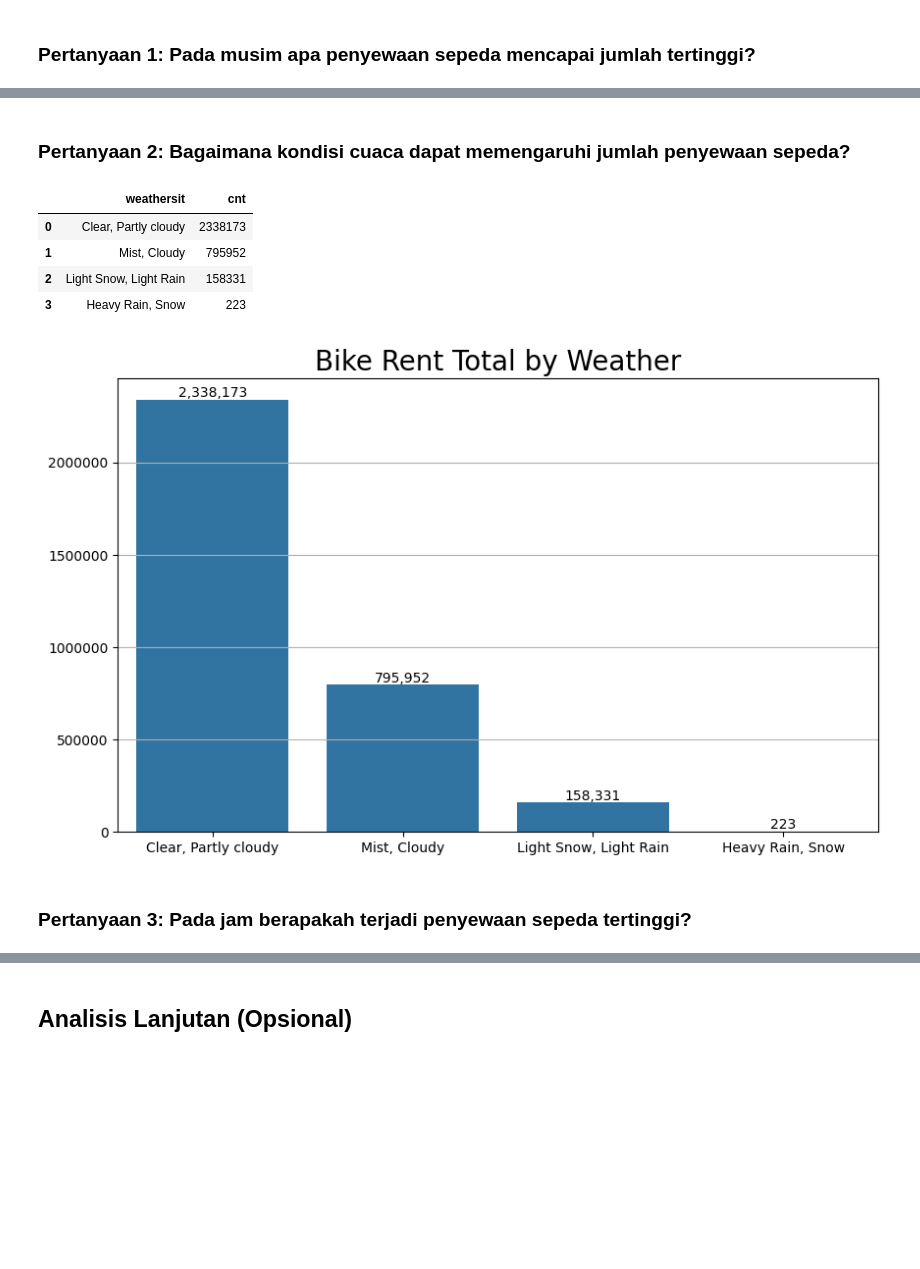
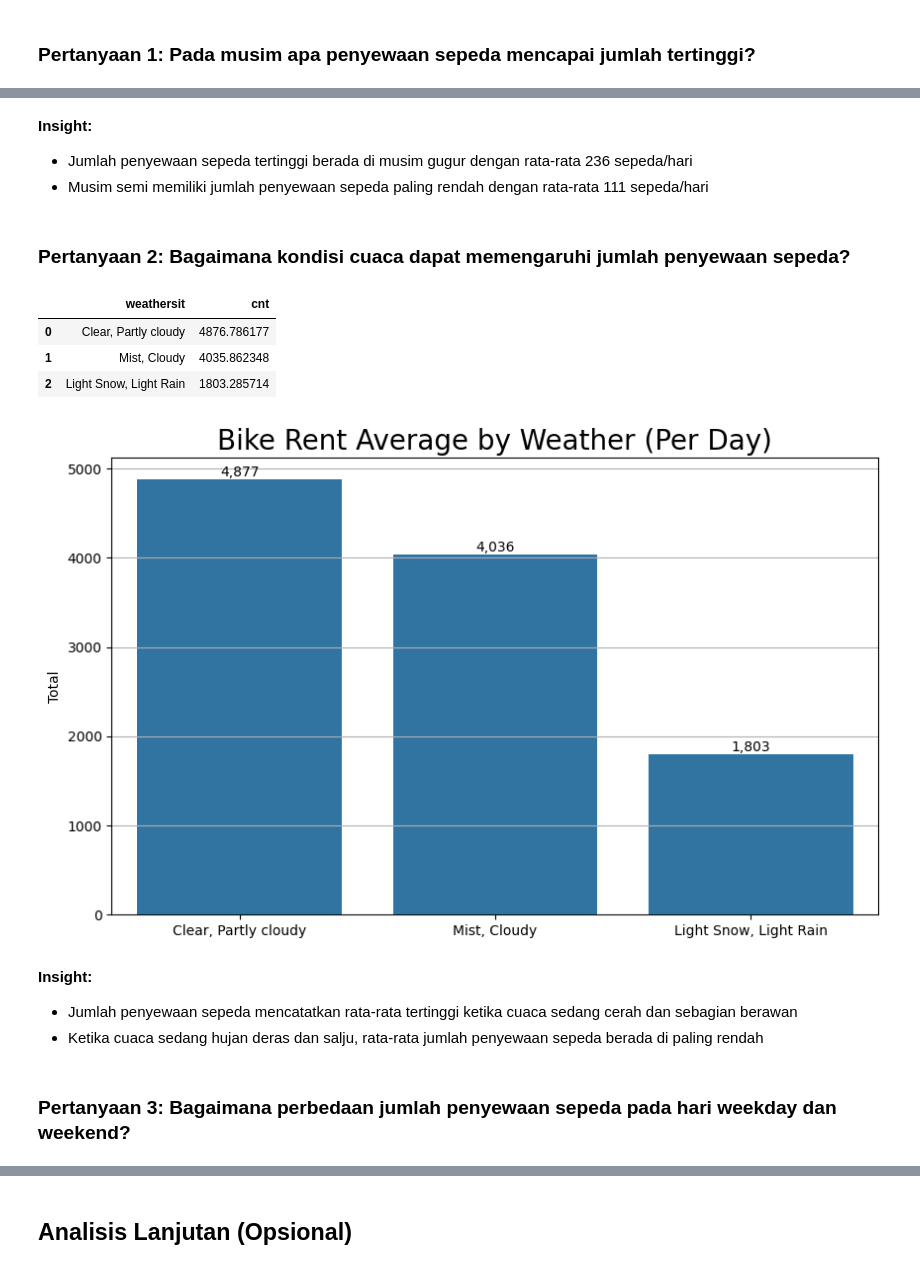
Before and after one commit to rajasmdra/bike-sharing-analysis, a Jupyter notebook: Proyek_Analisis_Data.ipynb, the cells around one changed output, grey strips where cells are left out. Drawn from its saved outputs; the diff is of its cells as text; code cells hidden in the pictures; blank space fills up the shorter version.

Commit message:
completed data visualization, conclusion, dan recomendation

```diff
--- a/Proyek_Analisis_Data.ipynb
+++ b/Proyek_Analisis_Data.ipynb
@@ -354,7 +372,7 @@ memory usage: 2.3+ MB
 # %% [markdown]
 ### Pertanyaan 1: Pada musim apa penyewaan sepeda mencapai jumlah tertinggi?
 # %%
-rent_by_season_df = hour_df.groupby(by='season').cnt.sum().sort_values(ascending=False).reset_index()
+rent_by_season_df = day_df.groupby(by='season').cnt.mean().sort_values(ascending=False).reset_index()
 rent_by_season_df
 # %% [output]
 |  | season | cnt |
@@ -382,30 +400,37 @@ plt.show()
+# %% [markdown]
+**Insight:**
+- Jumlah penyewaan sepeda tertinggi berada di musim gugur dengan rata-rata 236 sepeda/hari
+- Musim semi memiliki jumlah penyewaan sepeda paling rendah dengan rata-rata 111 sepeda/hari
 # %% [markdown]
 ### Pertanyaan 2: Bagaimana kondisi cuaca dapat memengaruhi jumlah penyewaan sepeda?
 # %%
-rent_by_weather_df = hour_df.groupby(by='weathersit').cnt.sum().sort_values(ascending=False).reset_index()
+rent_by_weather_df = day_df.groupby(by='weathersit').cnt.mean().sort_values(ascending=False).reset_index()
 rent_by_weather_df
 # %% [output]
 |  | weathersit | cnt |
-| 0 | Clear, Partly cloudy | 2338173 |
-| 1 | Mist, Cloudy | 795952 |
-| 2 | Light Snow, Light Rain | 158331 |
-| 3 | Heavy Rain, Snow | 223 |
+| 0 | Clear, Partly cloudy | 4876.786177 |
+| 1 | Mist, Cloudy | 4035.862348 |
+| 2 | Light Snow, Light Rain | 1803.285714 |
 # %%
 plt.figure(figsize=(10, 6))
 ax = sns.barplot(
     x='weathersit',
     y='cnt',
     data=rent_by_weather_df
 )
 plt.xlabel(None)
-plt.ylabel(None)
-plt.title("Bike Rent Total by Weather", loc='center', fontsize=20)
+plt.ylabel('Total')
+plt.title("Bike Rent Average by Weather (Per Day)", loc='center', fontsize=20)
 plt.ticklabel_format(style='plain', axis='y')
 plt.grid(axis='y')
 for container in ax.containers:
     ax.bar_label(container, fmt=lambda x: f'{x:,.0f}')
 plt.show()
 # %% [output]
-[figure, old version]
+[figure, new version]
-# %% [markdown]
-### Pertanyaan 3: Pada jam berapakah terjadi penyewaan sepeda tertinggi?
+# %% [markdown]
+**Insight:**
+- Jumlah penyewaan sepeda mencatatkan rata-rata tertinggi ketika cuaca sedang cerah dan sebagian berawan
+- Ketika cuaca sedang hujan deras dan salju, rata-rata jumlah penyewaan sepeda berada di paling rendah
+# %% [markdown]
+### Pertanyaan 3: Bagaimana perbedaan jumlah penyewaan sepeda pada hari weekday dan weekend?
```
Also changed, not shown: parts of 30 cells of this notebook.
